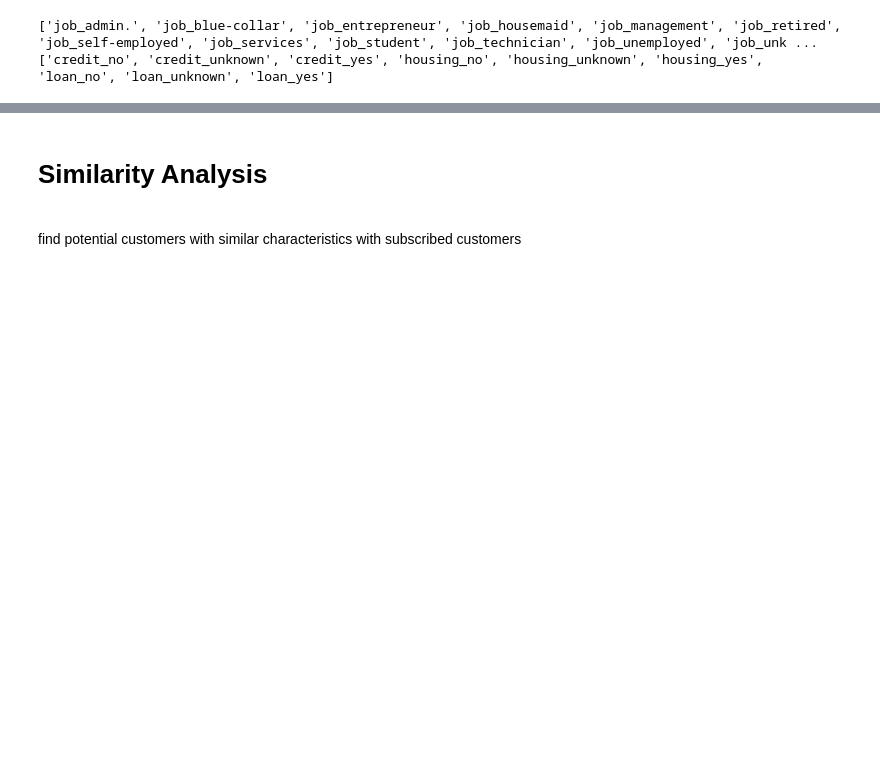
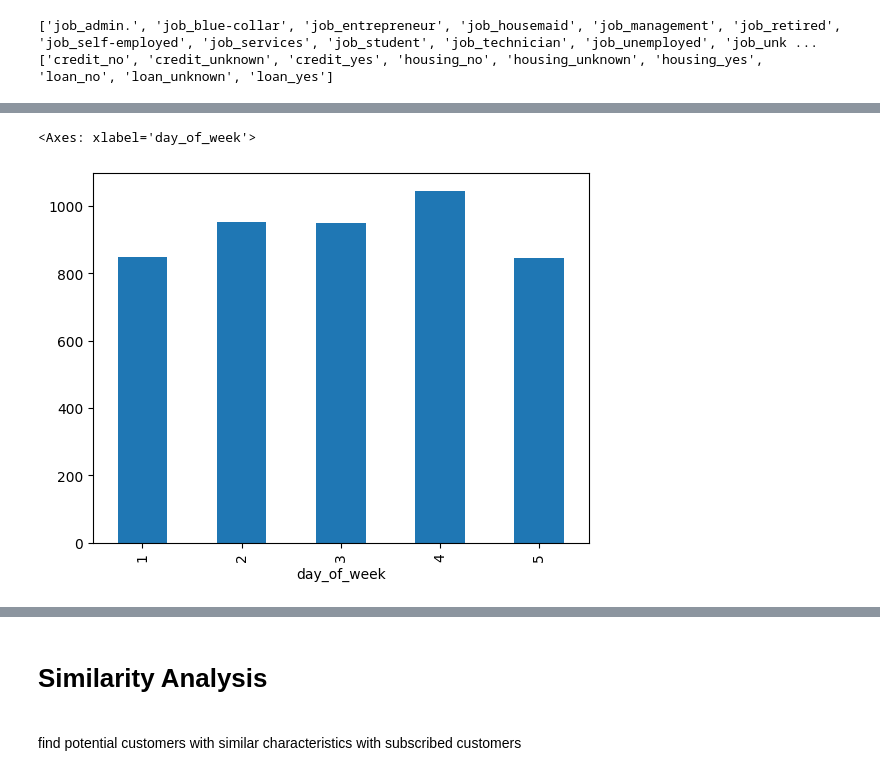
Before and after one commit to llh139/Data-Analytics-Portfolio, a Jupyter notebook: Bank Marketing Campaign Analysis/Bank Marketing Campaign Analysis.ipynb, the cells around one changed output, grey strips where cells are left out. Drawn from its saved outputs; the diff is of its cells as text; code cells hidden in the pictures; blank space fills up the shorter version.

```diff
--- a/Bank Marketing Campaign Analysis/Bank Marketing Campaign Analysis.ipynb
+++ b/Bank Marketing Campaign Analysis/Bank Marketing Campaign Analysis.ipynb
@@ -160,0 +177,6 @@ print(finance_categories_list)
+# %%
+df_dayofweek_subscribe = df_back_up[df_back_up['y'] == 'yes'].groupby(['day_of_week'])['y'].count()
+df_dayofweek_subscribe.plot.bar()
+# %% [output]
+<Axes: xlabel='day_of_week'>
+[figure, added]
```
Also changed, not shown: parts of 5 cells of this notebook.
